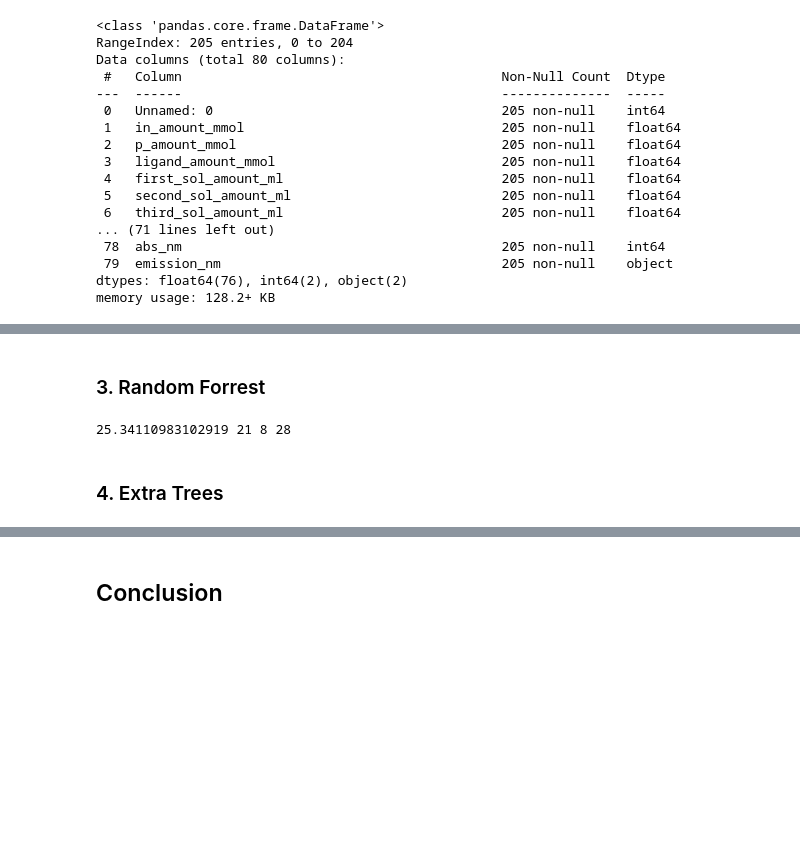
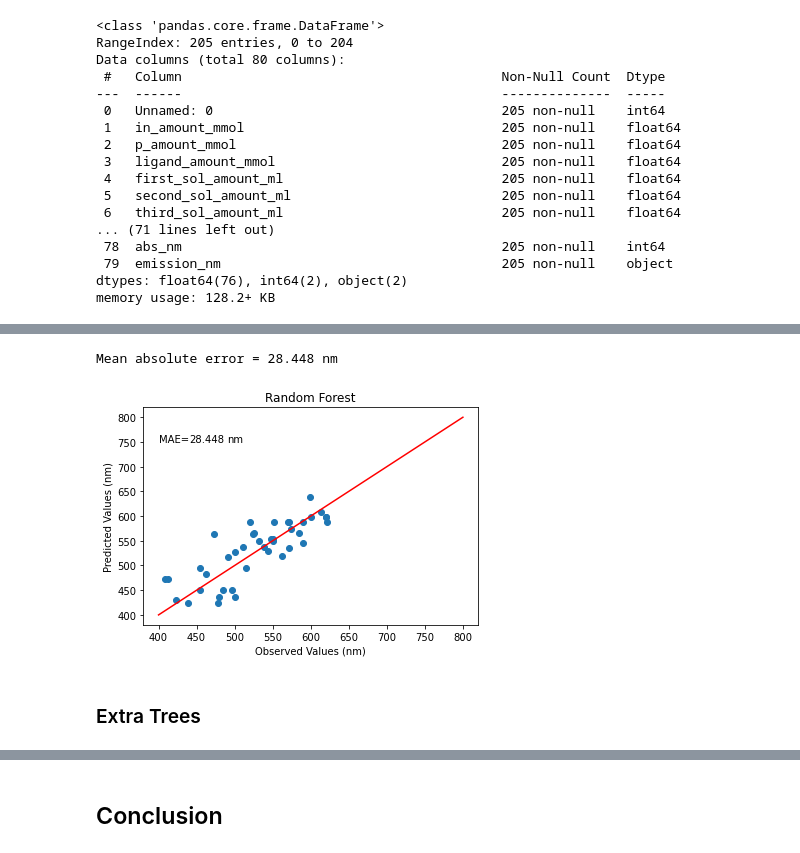
Before and after one commit to Health-Universe/Indium-Phosphide, a Jupyter notebook: notebook/flo/2. Flo modelling.ipynb, the cells around one changed output, grey strips where cells are left out. Cells and saved outputs as stored; diff of their text form; code cells hidden in the pictures; blank space fills up the shorter version.

```diff
--- a/notebook/flo/2. Flo modelling.ipynb
+++ b/notebook/flo/2. Flo modelling.ipynb
@@ -182,33 +179,43 @@ print(min_mae, min_i, min_j, min_k)
-# %% [markdown]
-### 3. Random Forrest
-# %%
-# This is a grid search for three parameters in the Random Forest algorithm.
-# Parameters are: max_depth, n_estimators, max_features.
-# Random_state is set to 45.
-# This gives the best combination of the three parameters for the smallest mean squared error.
-
-min_mae = 99999
-min_i, min_j, min_k = 0, 0, 0
-for i in tqdm(range(1, 30)):
-    for j in range(1, 30):
-        for k in range(2, 50, 2):
-            RF_regr = RandomForestRegressor(max_depth=i,
-                                            n_estimators=j,
-                                            max_features=k,
-                                            random_state=45
-                                                )
-            RF_regr.fit(X_train, np.ravel(Y_train))
-            RF_Y_pred = RF_regr.predict(X_test)
-
-            mae = mean_absolute_error(Y_test, RF_Y_pred)
-            if (min_mae > mae):
-                min_mae = mae
-                min_i = i
-                min_j = j
-                min_k = k
-
-print(min_mae, min_i, min_j, min_k)
-# %% [output]
-25.34110983102919 21 8 28
+# %%
+%%time
+
+#sklearn grid search
+
+params = {"splitter":["best","random"],
+          'min_samples_split': [2, 3, 5, 10],
+          "min_samples_leaf":[1,2,4,10],
+          "min_weight_fraction_leaf":[0.0,0.2,0.5,0.9],
+          "max_features":["auto","log2","sqrt",None]}
+
+#n_jobs runs jobs in parallel, verbose prints updates
+dt_regressor_grid = GridSearchCV(DecisionTreeRegressor(random_state=45), param_grid=params, n_jobs=-1, verbose=10)
+dt_regressor_grid.fit(X_train, np.ravel(Y_train))
+
+print('Best R2 Score Through Grid Search : %.3f'%dt_regressor_grid.best_score_)
+print('Best Parameters : ',dt_regressor_grid.best_params_)
+# %%
+#using grid search parameters
+DT_regr = DecisionTreeRegressor(random_state=45, max_features='auto', min_samples_leaf=1,
+                                min_samples_split=10, min_weight_fraction_leaf=0.0, splitter='best')
+DT_regr.fit(X_train, np.ravel(Y_train))
+
+DT_Y_pred = DT_regr.predict(X_test)
+
+DT_mae = mean_absolute_error(Y_test, DT_Y_pred)
+print("Mean absolute error =", round(DT_mae,3), 'nm')
+
+plt.figure()
+plt.title("Random Forest")
+plt.plot(Y_test, DT_Y_pred, 'o')
+plt.xlabel('Observed Values (nm)')
+plt.ylabel('Predicted Values (nm)')
+plt.plot([400,800],[400,800], color = 'r')
+plt.text(400, 750, 'MAE=' , fontdict=None)
+plt.text(440, 750, round(DT_mae,3), fontdict=None)
+plt.text(490, 750, 'nm', fontdict=None)
+plt.show()
+# %% [output]
+Mean absolute error = 28.448 nm
+[figure, added]
 # %% [markdown]
-### 4. Extra Trees
+### Extra Trees
```
Also changed, not shown: parts of 20 cells of this notebook.
